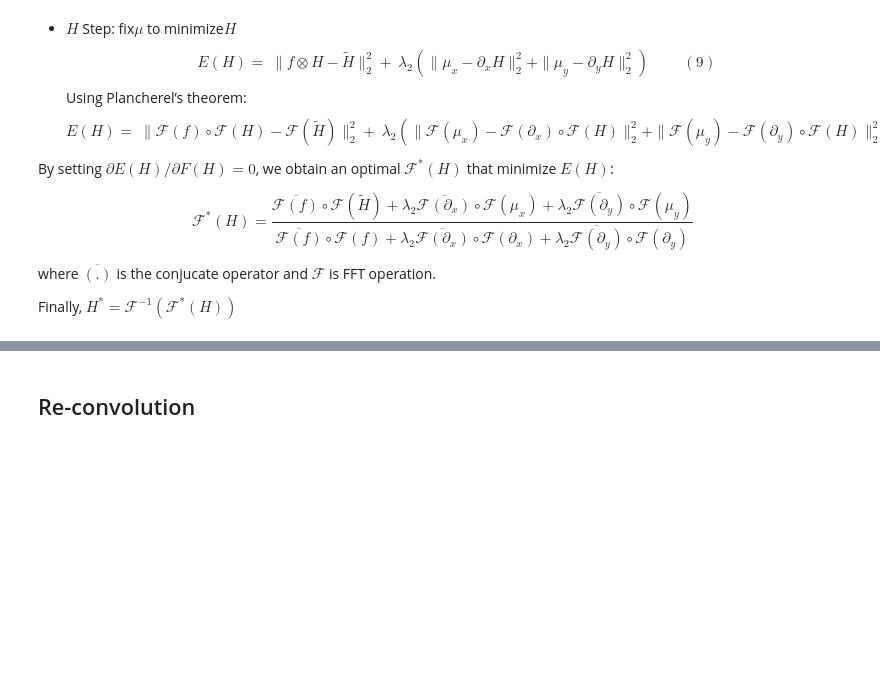
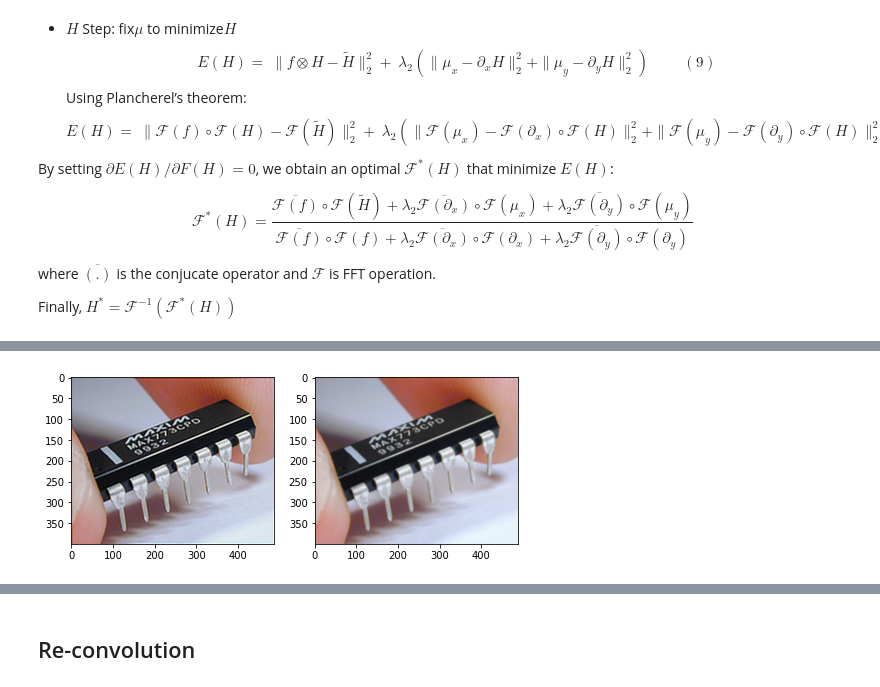
Before and after one commit to FanZang-Allen/Image-Upsampling, a Jupyter notebook: Video&Image Upsampling.ipynb, the cells around one changed output, grey strips where cells are left out. Saved outputs shown, nothing was run; the diff lists cells and outputs as text; code cells hidden in the pictures; blank space fills up the shorter version.

Commit message:
add optimize step

```diff
--- a/Video&Image Upsampling.ipynb
+++ b/Video&Image Upsampling.ipynb
@@ -318,3 +403,19 @@ for i in range(4):
     H_y_gradient = cv2.filter2D(H, -1, f2)
     mu_x, mu_y = mu_optimize(l_t_arr, k_arr, a_arr, b_arr, lambda_1, lambda_2, H_x_gradient, H_y_gradient)
     H_star = H_optimize(f_fft, H_prime_fft,fsize, fslice, lambda_2, H_x_gradient, H_y_gradient, mu_x, mu_y)
+# %%
+for i in range(4):
+    lambda_2 *= 3
+    H = H_star.copy()
+    H_x_gradient = cv2.filter2D(H, -1, f1)
+    H_y_gradient = cv2.filter2D(H, -1, f2)
+    mu_x, mu_y = mu_optimize(l_t_arr, k_arr, a_arr, b_arr, lambda_1, lambda_2, H_x_gradient, H_y_gradient)
+    H_star = H_optimize(f_fft, H_prime_fft,lambda_2, H_x_gradient, H_y_gradient, mu_x, mu_y)
+# %%
+plt.subplot(1,2,1)
+plt.imshow(H_star)
+plt.subplot(1,2,2)
+plt.imshow(H_prime)
+plt.show()
+# %% [output]
+[figure, added]
```
Also changed, not shown: parts of 24 cells of this notebook.
